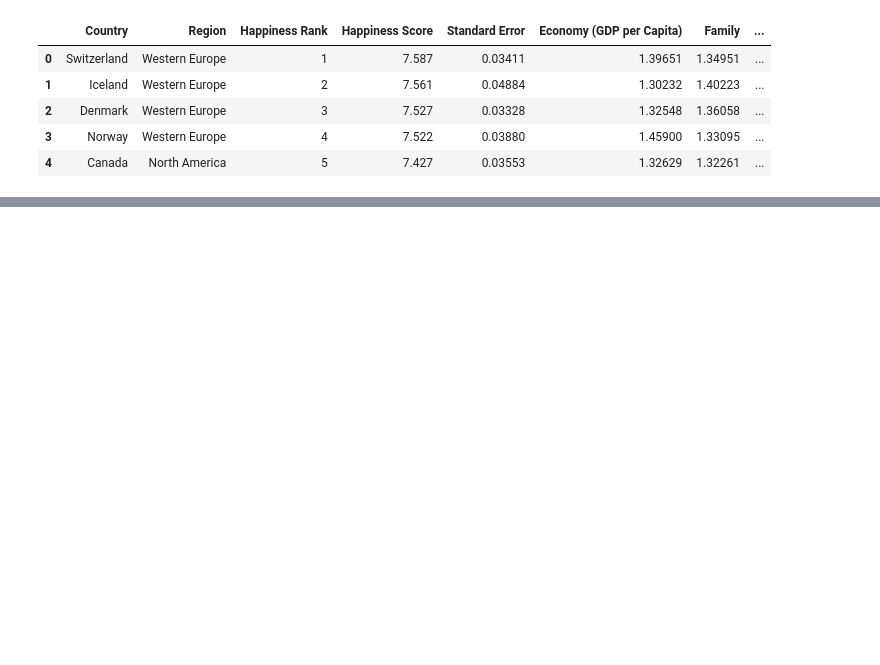
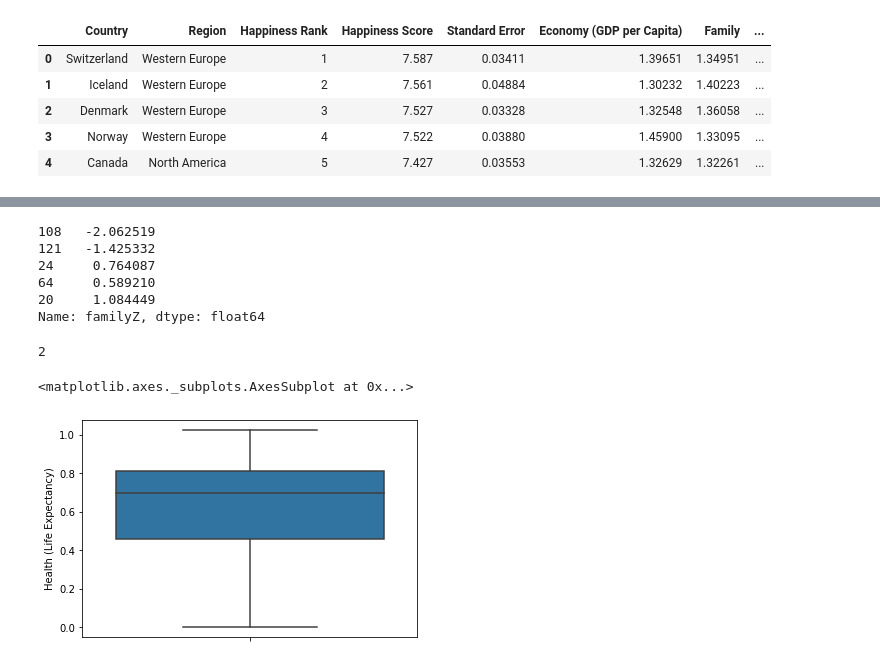
Before and after one commit to ankurm81534/Practice_Projects_M20, a Jupyter notebook: Ankur Happiness Score Project.ipynb, the cells around one changed output, grey strips where cells are left out. Saved outputs shown, nothing was run; the diff lists cells and outputs as text; code cells hidden in the pictures; blank space fills up the shorter version.

```diff
--- a/Ankur Happiness Score Project.ipynb
+++ b/Ankur Happiness Score Project.ipynb
@@ -29,3 +87,22 @@ sns.boxplot(hsd['Family'], orient='v')
+# %%
+from scipy import stats
+hsd['familyZ'] = stats.zscore(hsd['Family'], axis=0)
+hsd['familyZ'].sample(5)
+# %% [output]
+108   -2.062519
+121   -1.425332
+24     0.764087
+64     0.589210
+20     1.084449
+Name: familyZ, dtype: float64
+# %%
+hsd1 = hsd[(hsd['familyZ'] <3) & (hsd['familyZ'] >-3)]
+hsd.shape[0] - hsd1.shape[0]
+# %% [output]
+2
 # %%
-sns.boxplot(hsd['Health (Life Expectancy)'], orient='v')
+sns.boxplot(hsd1['Health (Life Expectancy)'], orient='v')
+# %% [output]
+<matplotlib.axes._subplots.AxesSubplot at 0x...>
+[figure, added]
 # %%
```
Also changed, not shown: parts of 23 cells of this notebook.
